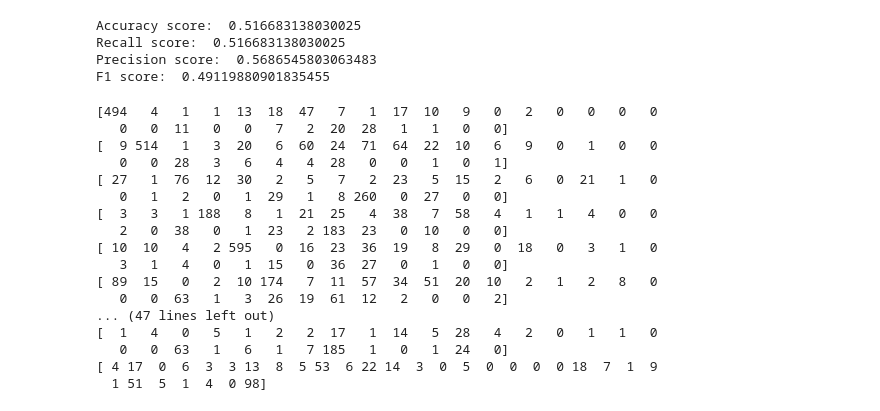
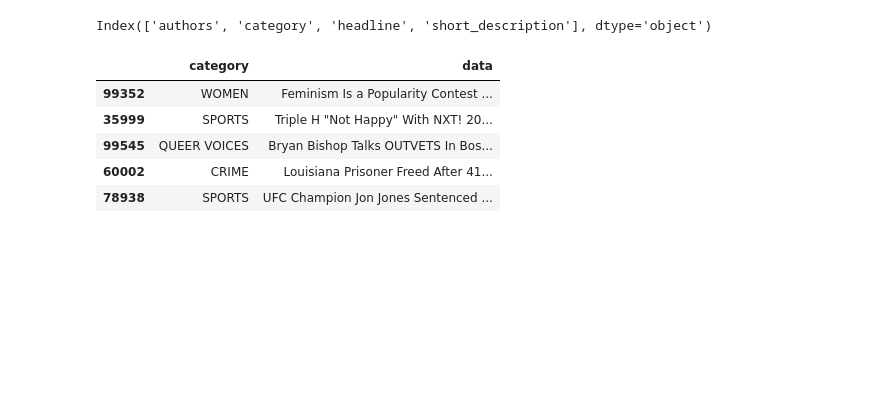
Before and after one commit to kapil0kumar/Jupyter-Notebooks, a Jupyter notebook: News Classification/news_title(bag_of_words).ipynb, the cells around one changed output. Saved outputs shown, nothing was run; the diff lists cells and outputs as text; code cells hidden in the pictures; blank space fills up the shorter version.

```diff
--- a/News Classification/news_title(bag_of_words).ipynb
+++ b/News Classification/news_title(bag_of_words).ipynb
@@ -82,12 +30,0 @@ predictions = naive_bayes.predict(testing_data)
-# %%
-from sklearn.metrics import accuracy_score, recall_score, precision_score, f1_score
-
-print("Accuracy score: ", accuracy_score(ytest, predictions))
-print("Recall score: ", recall_score(ytest, predictions, average = 'weighted'))
-print("Precision score: ", precision_score(ytest, predictions, average = 'weighted'))
-print("F1 score: ", f1_score(ytest, predictions, average = 'weighted'))
-# %% [output]
-Accuracy score:  0.516683138030025
-Recall score:  0.516683138030025
-Precision score:  0.5686545803063483
-F1 score:  0.49119880901835455
@@ -98,23 +31,13 @@ arr=confusion_matrix(ytest,predictions)
-# %%
-from sklearn.neighbors import KNeighborsClassifier
-
-knn = KNeighborsClassifier(n_neighbors=10)
-knn.fit(training_data, ytrain)
-# %% [output]
-[494   4   1   1  13  18  47   7   1  17  10   9   0   2   0   0   0   0
-   0   0  11   0   0   7   2  20  28   1   1   0   0]
-[  9 514   1   3  20   6  60  24  71  64  22  10   6   9   0   1   0   0
-   0   0  28   3   6   4   4  28   0   0   1   0   1]
-[ 27   1  76  12  30   2   5   7   2  23   5  15   2   6   0  21   1   0
-   0   1   2   0   1  29   1   8 260   0  27   0   0]
-[  3   3   1 188   8   1  21  25   4  38   7  58   4   1   1   4   0   0
-   2   0  38   0   1  23   2 183  23   0  10   0   0]
-[ 10  10   4   2 595   0  16  23  36  19   8  29   0  18   0   3   1   0
-   3   1   4   0   1  15   0  36  27   0   1   0   0]
-[ 89  15   0   2  10 174   7  11  57  34  51  20  10   2   1   2   8   0
-   0   0  63   1   3  26  19  61  12   2   0   0   2]
-... (47 lines left out)
-[  1   4   0   5   1   2   2  17   1  14   5  28   4   2   0   1   1   0
-   0   0  63   1   6   1   7 185   1   0   1  24   0]
-[ 4 17  0  6  3  3 13  8  5 53  6 22 14  3  0  5  0  0  0  0 18  7  1  9
-  1 51  5  1  4  0 98]
+# %%
+print(df.columns)
+df['data'] = df.headline +" "+ df.authors
+df.drop(['headline','short_description','authors'],axis=1,inplace=True)
+df.head()
+# %% [output]
+Index(['authors', 'category', 'headline', 'short_description'], dtype='object')
+|  | category | data |
+| 99352 | WOMEN | Feminism Is a Popularity Contest ... |
+| 35999 | SPORTS | Triple H "Not Happy" With NXT! 20... |
+| 99545 | QUEER VOICES | Bryan Bishop Talks OUTVETS In Bos... |
+| 60002 | CRIME | Louisiana Prisoner Freed After 41... |
+| 78938 | SPORTS | UFC Champion Jon Jones Sentenced ... |
```
Also changed, not shown: parts of 25 cells of this notebook.
